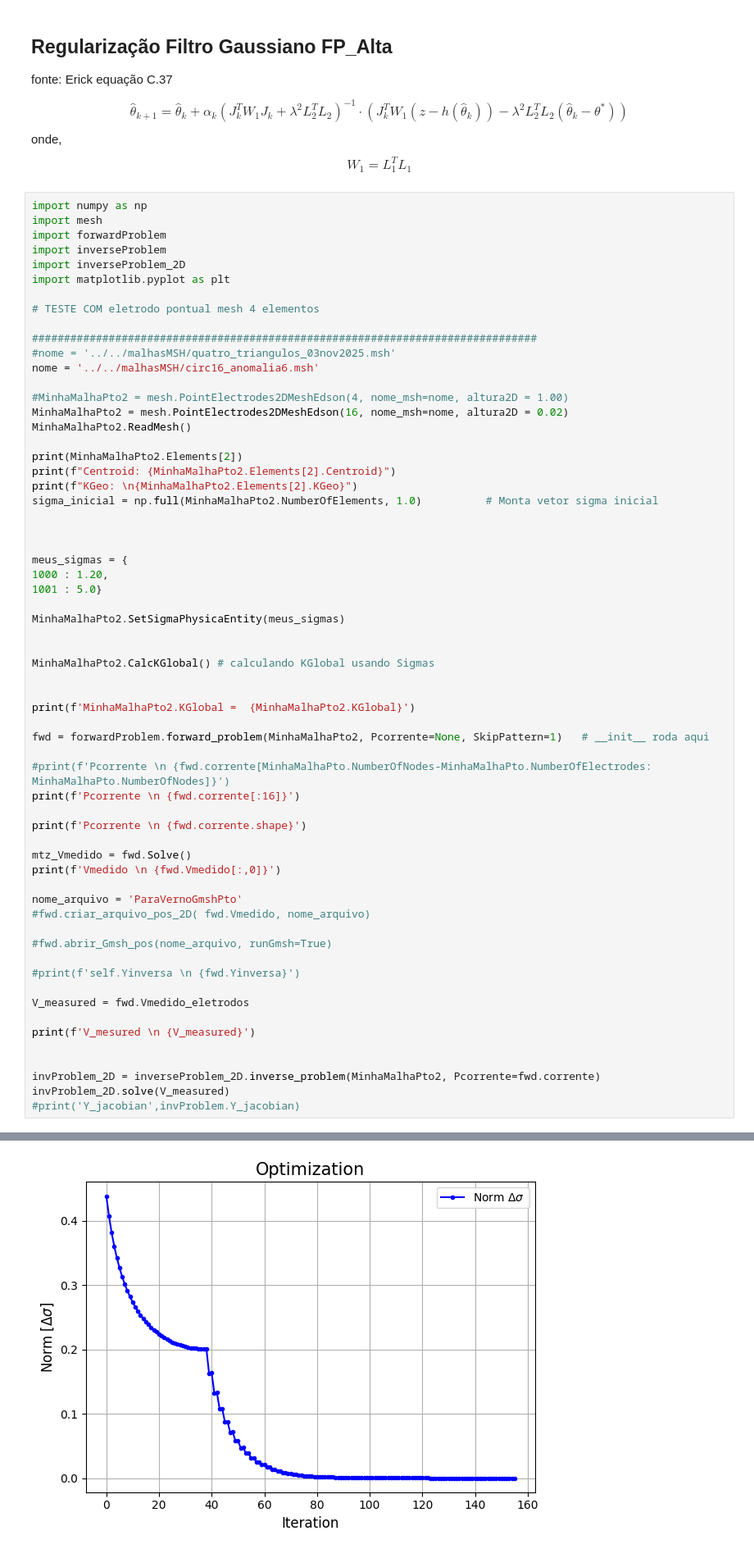
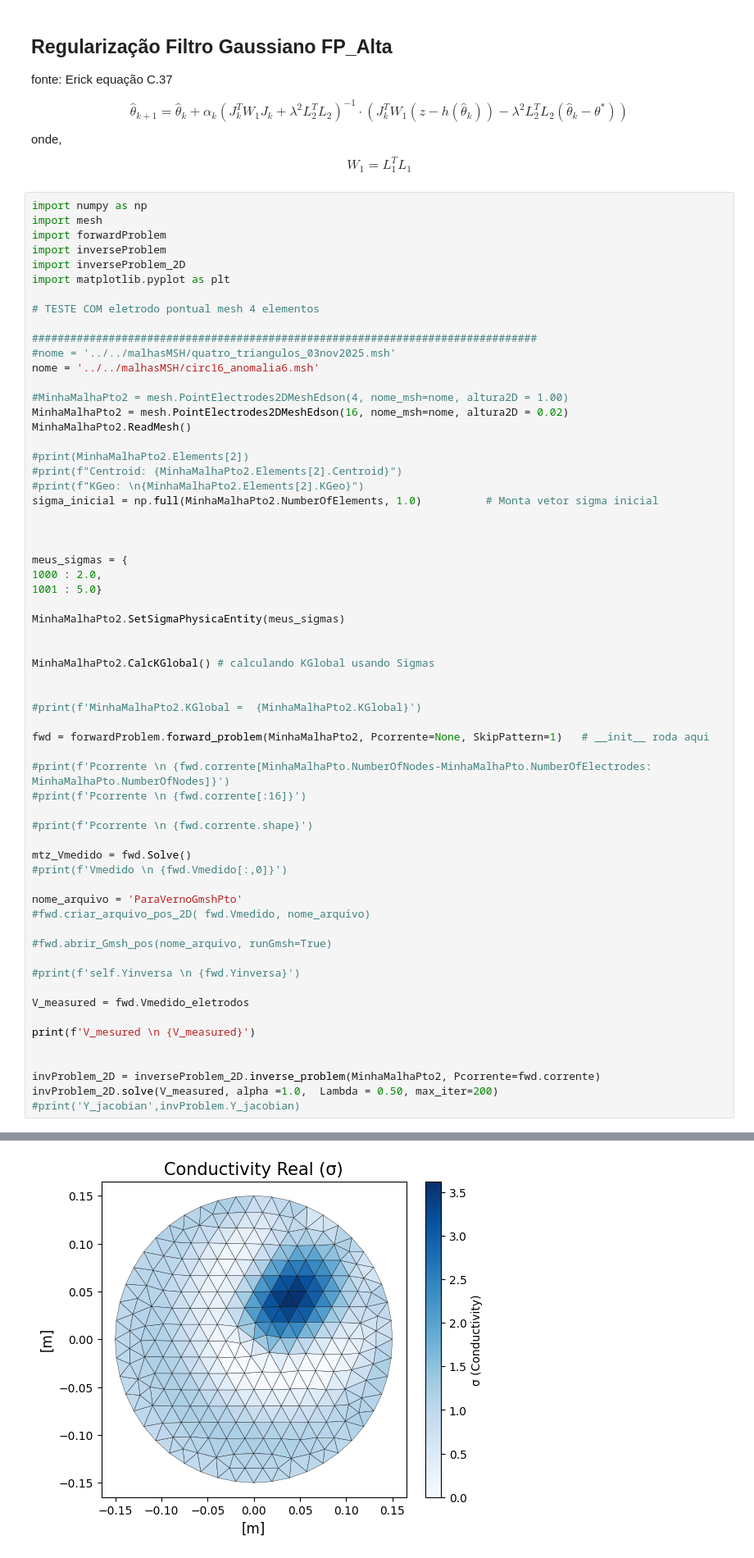
Before and after one commit to rodgraneiro/EIT_2D, a Jupyter notebook: exemplos/biblioteca_Edson/exemplos_biblioteca_Edson.ipynb, the cells around one changed output, grey strips where cells are left out. Shown at 82% size. Cells and saved outputs as stored; diff of their text form.

```diff
--- a/exemplos/biblioteca_Edson/exemplos_biblioteca_Edson.ipynb
+++ b/exemplos/biblioteca_Edson/exemplos_biblioteca_Edson.ipynb
@@ -205,15 +205,15 @@ nome = '../../malhasMSH/circ16_anomalia6.msh'
 MinhaMalhaPto2 = mesh.PointElectrodes2DMeshEdson(16, nome_msh=nome, altura2D = 0.02)
 MinhaMalhaPto2.ReadMesh()
 
-print(MinhaMalhaPto2.Elements[2])
-print(f"Centroid: {MinhaMalhaPto2.Elements[2].Centroid}")
-print(f"KGeo: \n{MinhaMalhaPto2.Elements[2].KGeo}")
+#print(MinhaMalhaPto2.Elements[2])
+#print(f"Centroid: {MinhaMalhaPto2.Elements[2].Centroid}")
+#print(f"KGeo: \n{MinhaMalhaPto2.Elements[2].KGeo}")
 sigma_inicial = np.full(MinhaMalhaPto2.NumberOfElements, 1.0)          # Monta vetor sigma inicial
 
 
 
 meus_sigmas = {
-1000 : 1.20,
+1000 : 2.0,
 1001 : 5.0}
 
 MinhaMalhaPto2.SetSigmaPhysicaEntity(meus_sigmas)
@@ -222,17 +222,17 @@ MinhaMalhaPto2.SetSigmaPhysicaEntity(meus_sigmas)
 MinhaMalhaPto2.CalcKGlobal() # calculando KGlobal usando Sigmas
 
 
-print(f'MinhaMalhaPto2.KGlobal =  {MinhaMalhaPto2.KGlobal}')
+#print(f'MinhaMalhaPto2.KGlobal =  {MinhaMalhaPto2.KGlobal}')
 
 fwd = forwardProblem.forward_problem(MinhaMalhaPto2, Pcorrente=None, SkipPattern=1)   # __init__ roda aqui
 
 #print(f'Pcorrente \n {fwd.corrente[MinhaMalhaPto.NumberOfNodes-MinhaMalhaPto.NumberOfElectrodes: MinhaMalhaPto.NumberOfNodes]}')
-print(f'Pcorrente \n {fwd.corrente[:16]}')
+#print(f'Pcorrente \n {fwd.corrente[:16]}')
 
-print(f'Pcorrente \n {fwd.corrente.shape}')
+#print(f'Pcorrente \n {fwd.corrente.shape}')
 
 mtz_Vmedido = fwd.Solve()
-print(f'Vmedido \n {fwd.Vmedido[:,0]}')
+#print(f'Vmedido \n {fwd.Vmedido[:,0]}')
 
 nome_arquivo = 'ParaVernoGmshPto'
 #fwd.criar_arquivo_pos_2D( fwd.Vmedido, nome_arquivo)
@@ -247,7 +247,7 @@ print(f'V_mesured \n {V_measured}')
 
 
 invProblem_2D = inverseProblem_2D.inverse_problem(MinhaMalhaPto2, Pcorrente=fwd.corrente)
-invProblem_2D.solve(V_measured)
+invProblem_2D.solve(V_measured, alpha =1.0,  Lambda = 0.50, max_iter=200)
 #print('Y_jacobian',invProblem.Y_jacobian)
 # %% [output]
 Reading ../../malhasMSH/circ16_anomalia6.msh.
@@ -289 +289 @@ Encontrou norma lastResidue maior  que a anterior.
-[figure, old version]
+[figure, new version]
```
Also changed, not shown: parts of 1 cell of this notebook, 2 other files.
